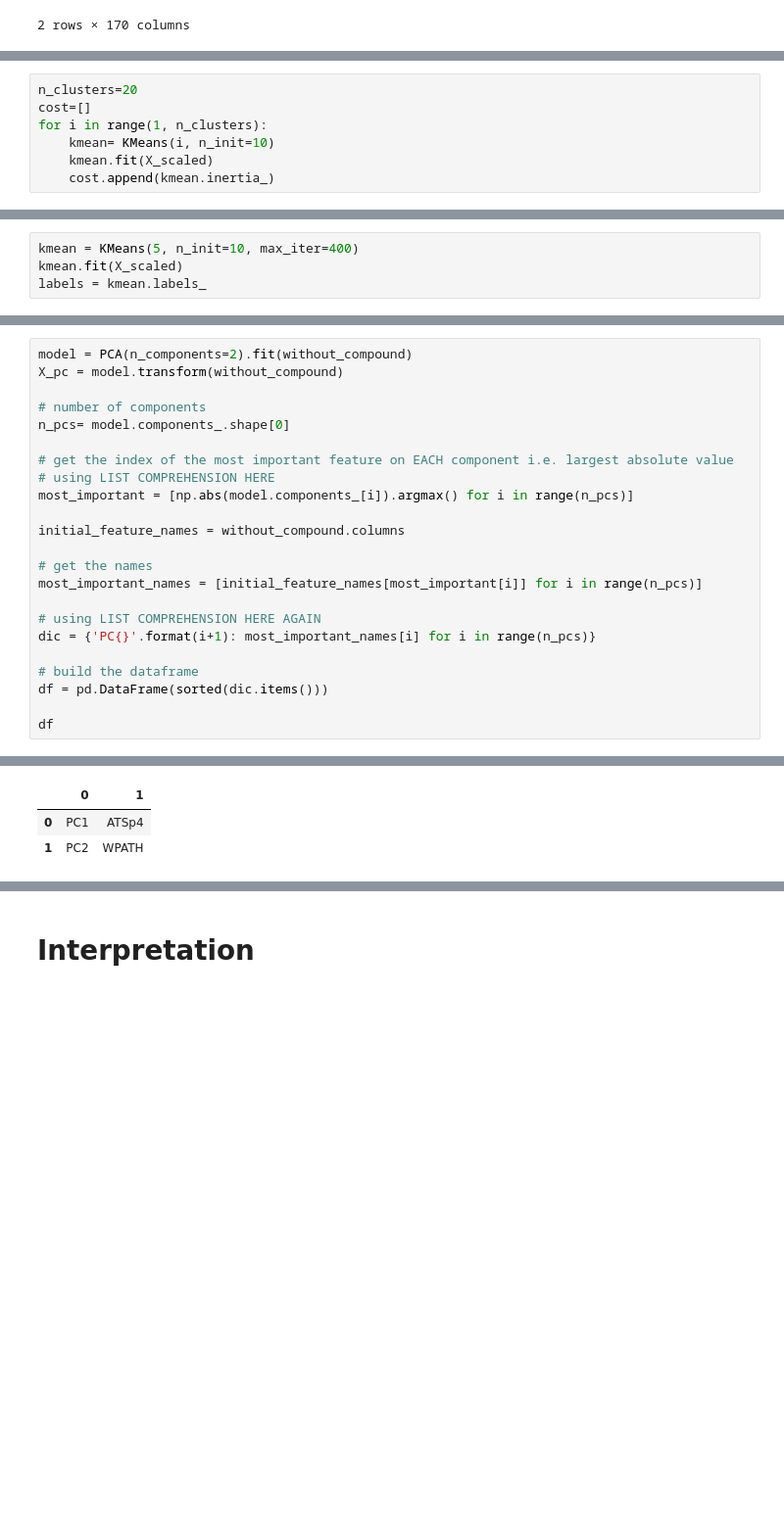
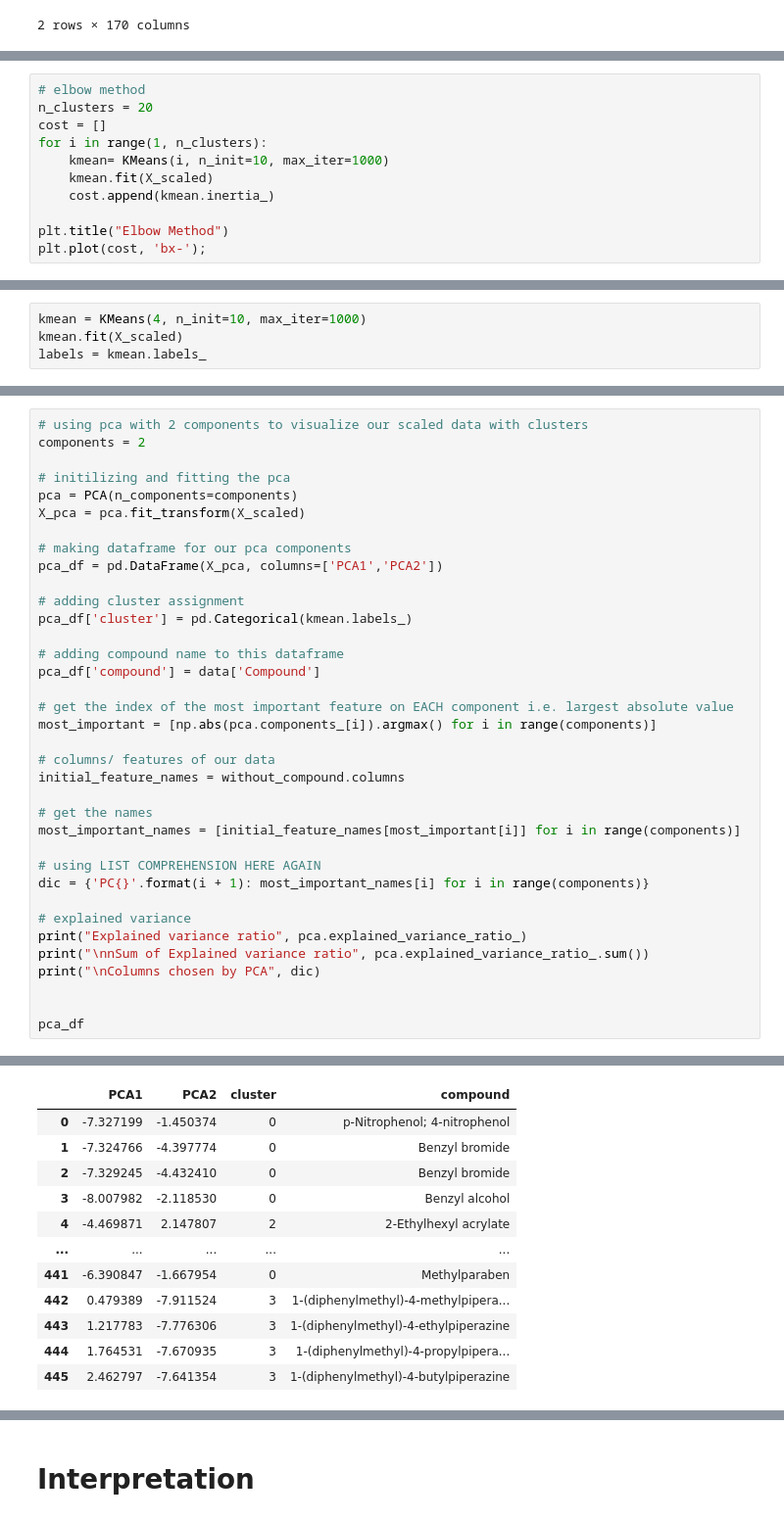
Before and after one commit to AhmadHammad21/Skin-Permeation, a Jupyter notebook: notebooks/5. clustering.ipynb, the cells around one changed output, grey strips where cells are left out. Shown: that part at 98% size. Cells and saved outputs as stored; diff of their text form; blank space fills up the shorter version.

Commit message:
cleaned clustering notbook

```diff
--- a/notebooks/5. clustering.ipynb
+++ b/notebooks/5. clustering.ipynb
@@ -42,7 +38,11 @@ X_scaled = scaler.fit_transform(without_compound)
 # %%
-n_clusters=20
-cost=[]
+# elbow method
+n_clusters = 20
+cost = []
 for i in range(1, n_clusters):
-    kmean= KMeans(i, n_init=10)
+    kmean= KMeans(i, n_init=10, max_iter=1000)
     kmean.fit(X_scaled)
     cost.append(kmean.inertia_)
+
+plt.title("Elbow Method")
+plt.plot(cost, 'bx-');
@@ -54,5 +51,5 @@ plt.plot(cost, 'bx-')
 # %%
-kmean = KMeans(5, n_init=10, max_iter=400)
+kmean = KMeans(4, n_init=10, max_iter=1000)
 kmean.fit(X_scaled)
 labels = kmean.labels_
 # %%
@@ -92,24 +67,37 @@ array([0.44922987, 0.08813972])
 # %%
-model = PCA(n_components=2).fit(without_compound)
-X_pc = model.transform(without_compound)
+# using pca with 2 components to visualize our scaled data with clusters
+components = 2
 
-# number of components
-n_pcs= model.components_.shape[0]
+# initilizing and fitting the pca
+pca = PCA(n_components=components)
+X_pca = pca.fit_transform(X_scaled)
+
+# making dataframe for our pca components
+pca_df = pd.DataFrame(X_pca, columns=['PCA1','PCA2'])
+
+# adding cluster assignment
+pca_df['cluster'] = pd.Categorical(kmean.labels_)
+
+# adding compound name to this dataframe
+pca_df['compound'] = data['Compound']
 
 # get the index of the most important feature on EACH component i.e. largest absolute value
-# using LIST COMPREHENSION HERE
-most_important = [np.abs(model.components_[i]).argmax() for i in range(n_pcs)]
+most_important = [np.abs(pca.components_[i]).argmax() for i in range(components)]
 
+# columns/ features of our data
 initial_feature_names = without_compound.columns
 
 # get the names
-most_important_names = [initial_feature_names[most_important[i]] for i in range(n_pcs)]
+most_important_names = [initial_feature_names[most_important[i]] for i in range(components)]
 
 # using LIST COMPREHENSION HERE AGAIN
-dic = {'PC{}'.format(i+1): most_important_names[i] for i in range(n_pcs)}
+dic = {'PC{}'.format(i + 1): most_important_names[i] for i in range(components)}
 
-# build the dataframe
-df = pd.DataFrame(sorted(dic.items()))
+# explained variance
+print("Explained variance ratio", pca.explained_variance_ratio_)
+print("\nnSum of Explained variance ratio", pca.explained_variance_ratio_.sum())
+print("\nColumns chosen by PCA", dic)
 
-df
+
+pca_df
 # %% [output]
@@ -116,3 +109,12 @@ df
-|  | 0 | 1 |
-| 0 | PC1 | ATSp4 |
-| 1 | PC2 | WPATH |
+|  | PCA1 | PCA2 | cluster | compound |
+| 0 | -7.327199 | -1.450374 | 0 | p-Nitrophenol; 4-nitrophenol |
+| 1 | -7.324766 | -4.397774 | 0 | Benzyl bromide |
+| 2 | -7.329245 | -4.432410 | 0 | Benzyl bromide |
+| 3 | -8.007982 | -2.118530 | 0 | Benzyl alcohol |
+| 4 | -4.469871 | 2.147807 | 2 | 2-Ethylhexyl acrylate |
+| ... | ... | ... | ... | ... |
+| 441 | -6.390847 | -1.667954 | 0 | Methylparaben |
+| 442 | 0.479389 | -7.911524 | 3 | 1-(diphenylmethyl)-4-methylpipera... |
+| 443 | 1.217783 | -7.776306 | 3 | 1-(diphenylmethyl)-4-ethylpiperazine |
+| 444 | 1.764531 | -7.670935 | 3 | 1-(diphenylmethyl)-4-propylpipera... |
+| 445 | 2.462797 | -7.641354 | 3 | 1-(diphenylmethyl)-4-butylpiperazine |
```
Also changed, not shown: parts of 32 cells of this notebook, 2 other files.
